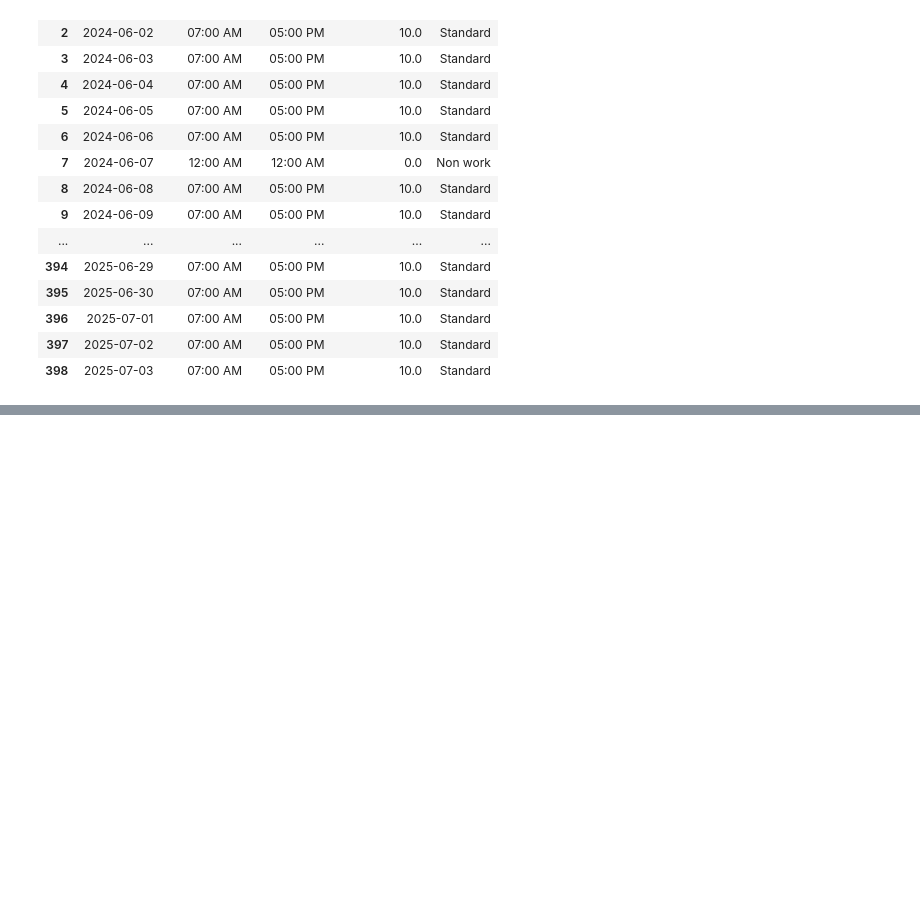
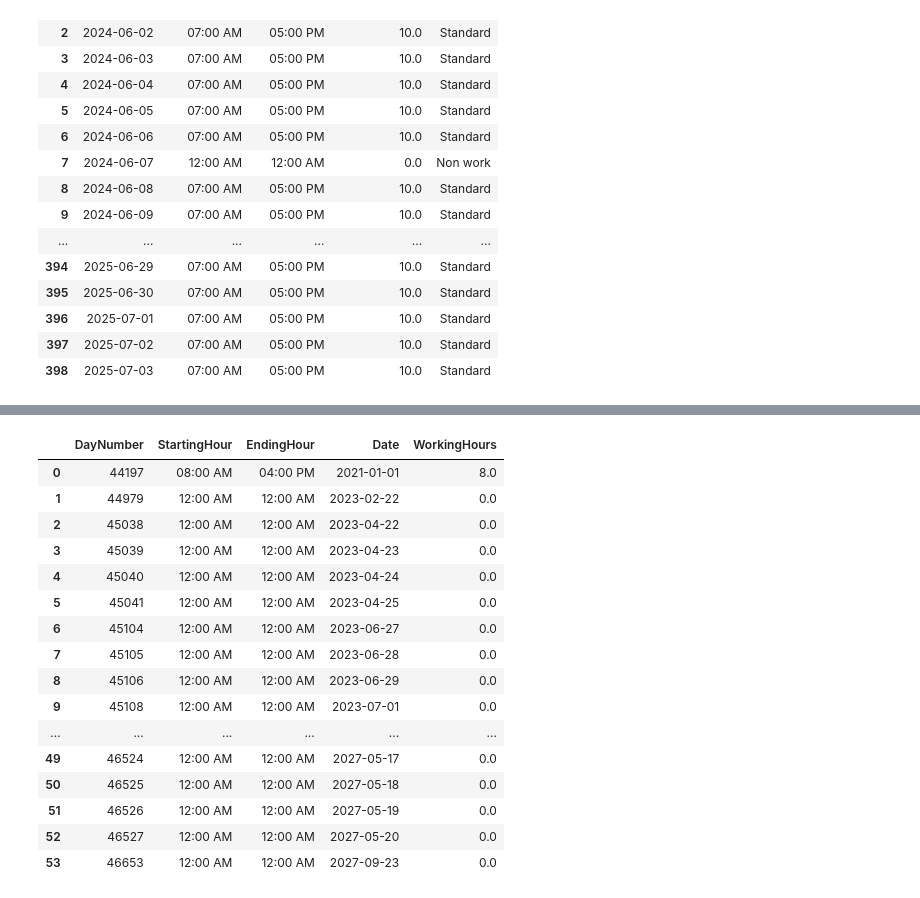
Before and after one commit to AhmadAbdRabou/Primavera_Reporting_Rev00, a Jupyter notebook: Scratch Sheet.ipynb, the cells around one changed output, grey strips where cells are left out. Drawn from its saved outputs; the diff is of its cells as text; code cells hidden in the pictures; blank space fills up the shorter version.

```diff
--- a/Scratch Sheet.ipynb
+++ b/Scratch Sheet.ipynb
@@ -444,3 +444,7 @@ df
 | 396 | 2025-07-01 | 07:00 AM | 05:00 PM | 10.0 | Standard |
 | 397 | 2025-07-02 | 07:00 AM | 05:00 PM | 10.0 | Standard |
 | 398 | 2025-07-03 | 07:00 AM | 05:00 PM | 10.0 | Standard |
+# %%
+# Replace '0' with '00:00' and assign it back to the DataFrame
+Exceptions['StartingHour'] = Exceptions['StartingHour'].replace('0', '00:00')
+Exceptions['EndingHour'] = Exceptions['EndingHour'].replace('0', '00:00')
@@ -446,0 +471,4 @@ df
+# %%
+# Convert 'StartingHour' and 'EndingHour' columns to datetime
+Exceptions['StartingHour'] = pd.to_datetime(Exceptions['StartingHour'], format='%H:%M').dt.strftime('%I:%M %p')
+Exceptions['EndingHour'] = pd.to_datetime(Exceptions['EndingHour'], format='%H:%M').dt.strftime('%I:%M %p')
@@ -446,0 +495,27 @@ df
+# %%
+# Create temporary DataFrames which parses the time columns to datetime
+temp_start = pd.to_datetime(Exceptions['StartingHour'].astype(str), format='%I:%M %p')
+temp_end = pd.to_datetime(Exceptions['EndingHour'].astype(str), format='%I:%M %p')
+
+# Perform the subtraction Operation and convert it to seconds, then divide by 3600 to get hours
+Exceptions['WorkingHours'] = (temp_end - temp_start).dt.total_seconds() / 3600
+# %%
+Exceptions
+# %% [output]
+|  | DayNumber | StartingHour | EndingHour | Date | WorkingHours |
+| 0 | 44197 | 08:00 AM | 04:00 PM | 2021-01-01 | 8.0 |
+| 1 | 44979 | 12:00 AM | 12:00 AM | 2023-02-22 | 0.0 |
+| 2 | 45038 | 12:00 AM | 12:00 AM | 2023-04-22 | 0.0 |
+| 3 | 45039 | 12:00 AM | 12:00 AM | 2023-04-23 | 0.0 |
+| 4 | 45040 | 12:00 AM | 12:00 AM | 2023-04-24 | 0.0 |
+| 5 | 45041 | 12:00 AM | 12:00 AM | 2023-04-25 | 0.0 |
+| 6 | 45104 | 12:00 AM | 12:00 AM | 2023-06-27 | 0.0 |
+| 7 | 45105 | 12:00 AM | 12:00 AM | 2023-06-28 | 0.0 |
+| 8 | 45106 | 12:00 AM | 12:00 AM | 2023-06-29 | 0.0 |
+| 9 | 45108 | 12:00 AM | 12:00 AM | 2023-07-01 | 0.0 |
+| ... | ... | ... | ... | ... | ... |
+| 49 | 46524 | 12:00 AM | 12:00 AM | 2027-05-17 | 0.0 |
+| 50 | 46525 | 12:00 AM | 12:00 AM | 2027-05-18 | 0.0 |
+| 51 | 46526 | 12:00 AM | 12:00 AM | 2027-05-19 | 0.0 |
+| 52 | 46527 | 12:00 AM | 12:00 AM | 2027-05-20 | 0.0 |
+| 53 | 46653 | 12:00 AM | 12:00 AM | 2027-09-23 | 0.0 |
```
Also changed, not shown: parts of 6 cells of this notebook.
